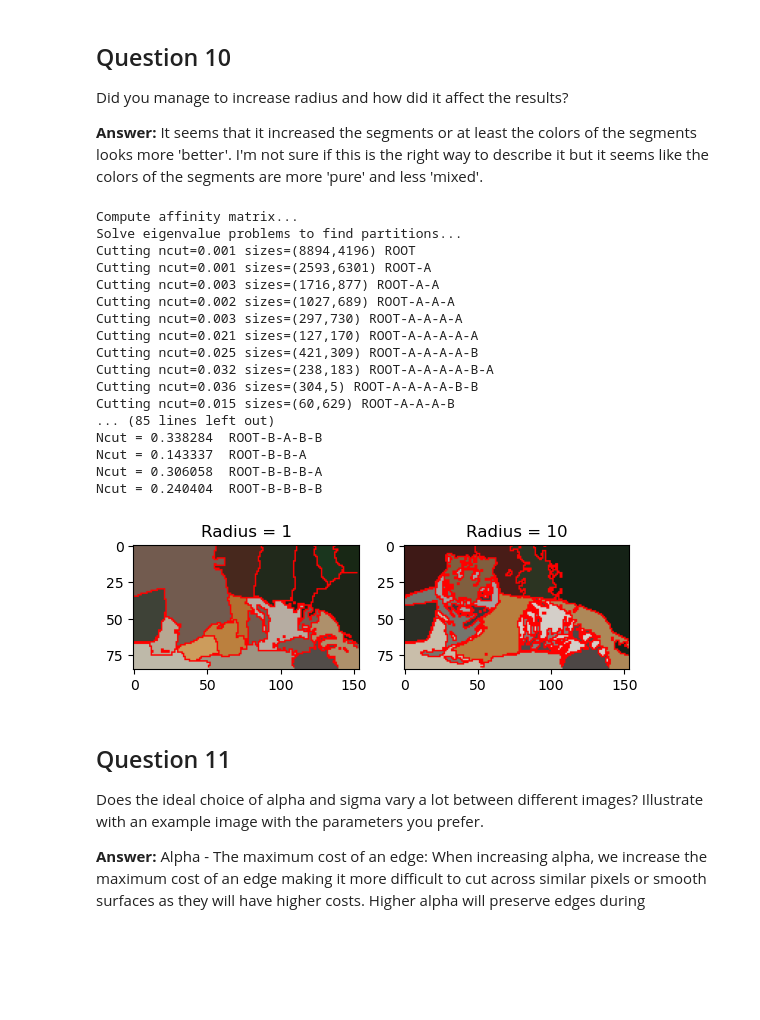
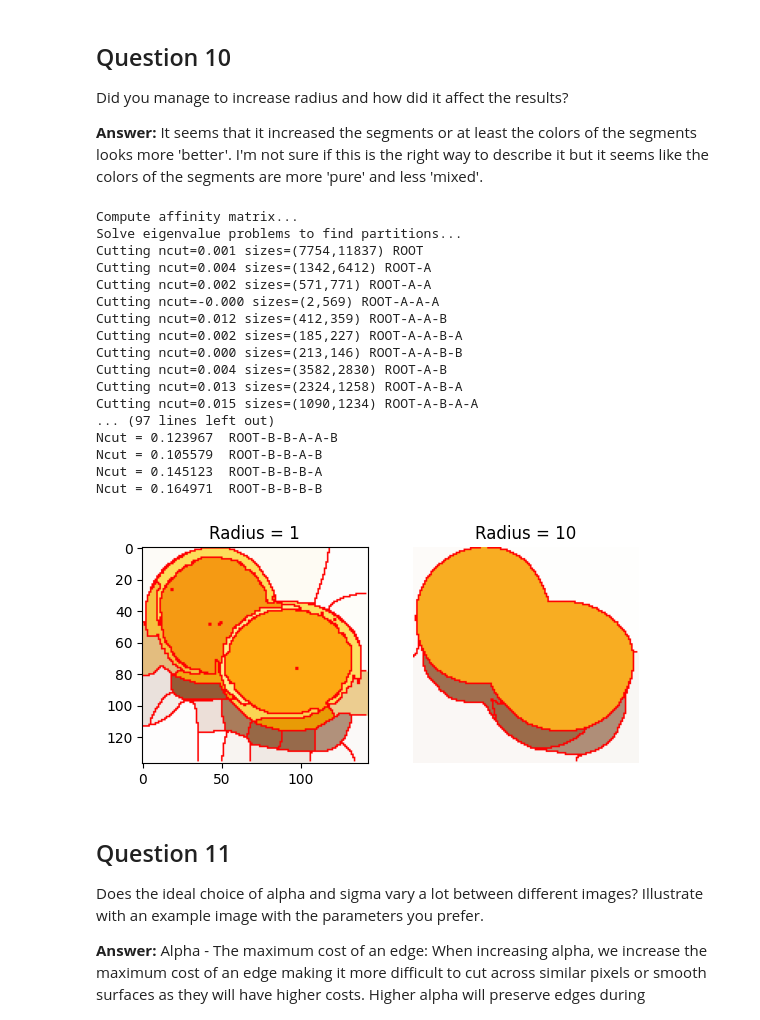
Before and after one commit to RakinAli/Computer-Vision-course, a Jupyter notebook: Labs/Lab 3/Rakin/main.ipynb, the cells around one changed output. Drawn from its saved outputs; the diff is of its cells as text; code cells hidden in the pictures; blank space fills up the shorter version.

```diff
--- a/Labs/Lab 3/Rakin/main.ipynb
+++ b/Labs/Lab 3/Rakin/main.ipynb
@@ -531,56 +531,57 @@ def Qten():
   image_sigma = 0.5  # image preblurring scale
 
   # Load images
-  tiger_img = Image.open("Images-jpg/tiger1.jpg")
+  tiger_img = Image.open("Images-jpg/orange.jpg")
   tiger_img = tiger_img.resize(
       (int(tiger_img.size[0] * scale_factor), int(tiger_img.size[1] * scale_factor))
   )
   blur = ImageFilter.GaussianBlur(image_sigma)
   I = np.asarray(tiger_img.filter(blur)).astype(np.float32)
 
   # Perform Normalized Cuts, one for each radius
   segmentation_1 = norm_cuts_segm(I, colour_bandwidth, radius_1, ncuts_thresh, min_area, max_depth)
   segmentation_2 = norm_cuts_segm(I, colour_bandwidth, radius_2, ncuts_thresh, min_area, max_depth)
 
   # Display results
   Inew_1 = mean_segments(I, segmentation_1)
   Inew_2 = mean_segments(I, segmentation_2)
   if True:
       Inew_1 = overlay_bounds(Inew_1, segmentation_1)
       Inew_2 = overlay_bounds(Inew_2, segmentation_2)
 
   # Display results
   img_1 = Image.fromarray(Inew_1.astype(np.ubyte))
   img_2 = Image.fromarray(Inew_2.astype(np.ubyte))
 
   # plot it all
   fig, axs = plt.subplots(1, 2)
   axs[0].set_title("Radius = 1")
   axs[1].set_title("Radius = 10")
   axs[0].imshow(img_1)
   axs[1].imshow(img_2)
+  plt.axis('off')
   plt.show()
 
 Qten()
 # %% [output]
 Compute affinity matrix...
 Solve eigenvalue problems to find partitions...
-Cutting ncut=0.001 sizes=(8894,4196) ROOT
-Cutting ncut=0.001 sizes=(2593,6301) ROOT-A
-Cutting ncut=0.003 sizes=(1716,877) ROOT-A-A
-Cutting ncut=0.002 sizes=(1027,689) ROOT-A-A-A
-Cutting ncut=0.003 sizes=(297,730) ROOT-A-A-A-A
-Cutting ncut=0.021 sizes=(127,170) ROOT-A-A-A-A-A
-Cutting ncut=0.025 sizes=(421,309) ROOT-A-A-A-A-B
-Cutting ncut=0.032 sizes=(238,183) ROOT-A-A-A-A-B-A
-Cutting ncut=0.036 sizes=(304,5) ROOT-A-A-A-A-B-B
-Cutting ncut=0.015 sizes=(60,629) ROOT-A-A-A-B
-... (85 lines left out)
-Ncut = 0.338284  ROOT-B-A-B-B
-Ncut = 0.143337  ROOT-B-B-A
-Ncut = 0.306058  ROOT-B-B-B-A
-Ncut = 0.240404  ROOT-B-B-B-B
+Cutting ncut=0.001 sizes=(7754,11837) ROOT
+Cutting ncut=0.004 sizes=(1342,6412) ROOT-A
+Cutting ncut=0.002 sizes=(571,771) ROOT-A-A
+Cutting ncut=-0.000 sizes=(2,569) ROOT-A-A-A
+Cutting ncut=0.012 sizes=(412,359) ROOT-A-A-B
+Cutting ncut=0.002 sizes=(185,227) ROOT-A-A-B-A
+Cutting ncut=0.000 sizes=(213,146) ROOT-A-A-B-B
+Cutting ncut=0.004 sizes=(3582,2830) ROOT-A-B
+Cutting ncut=0.013 sizes=(2324,1258) ROOT-A-B-A
+Cutting ncut=0.015 sizes=(1090,1234) ROOT-A-B-A-A
+... (97 lines left out)
+Ncut = 0.123967  ROOT-B-B-A-A-B
+Ncut = 0.105579  ROOT-B-B-A-B
+Ncut = 0.145123  ROOT-B-B-B-A
+Ncut = 0.164971  ROOT-B-B-B-B
-[figure, old version]
+[figure, new version]
 # %% [markdown]
 ## Question 11
 Does the ideal choice of alpha and sigma vary a lot between different images? Illustrate with an example image with the parameters you prefer.
```
Also changed, not shown: parts of 6 cells of this notebook, 2 other files.
